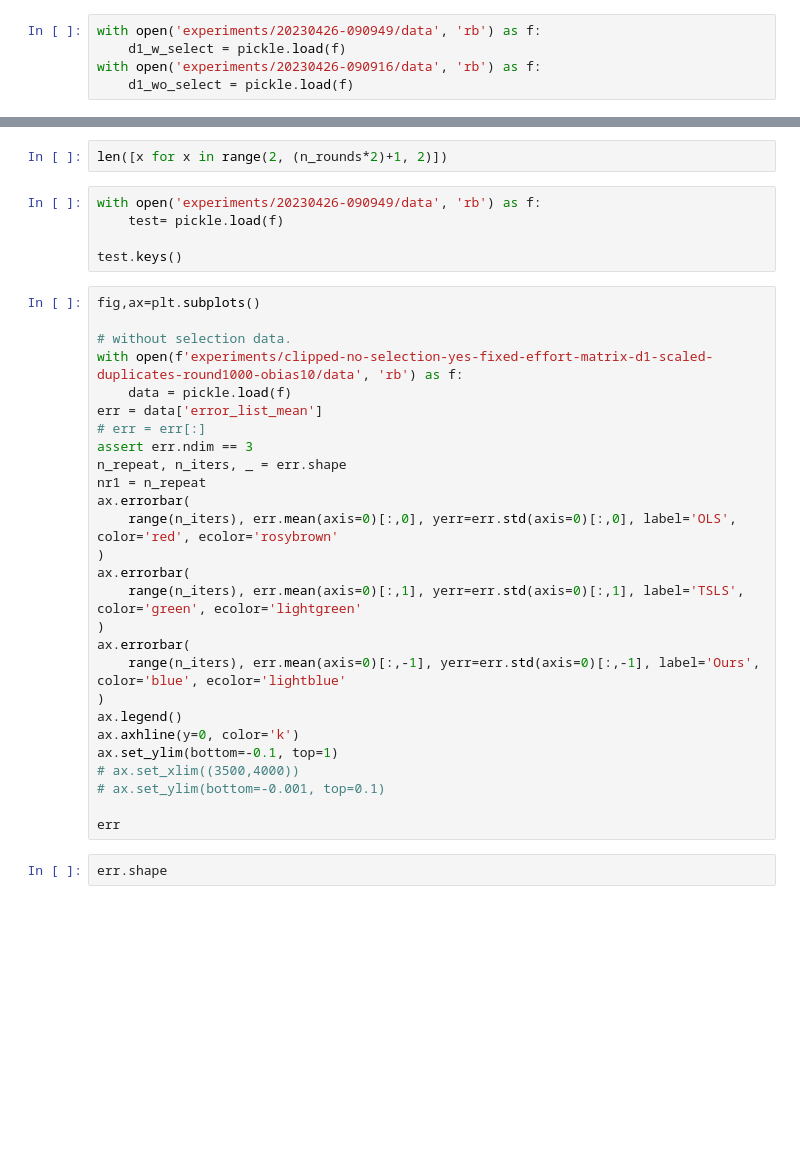
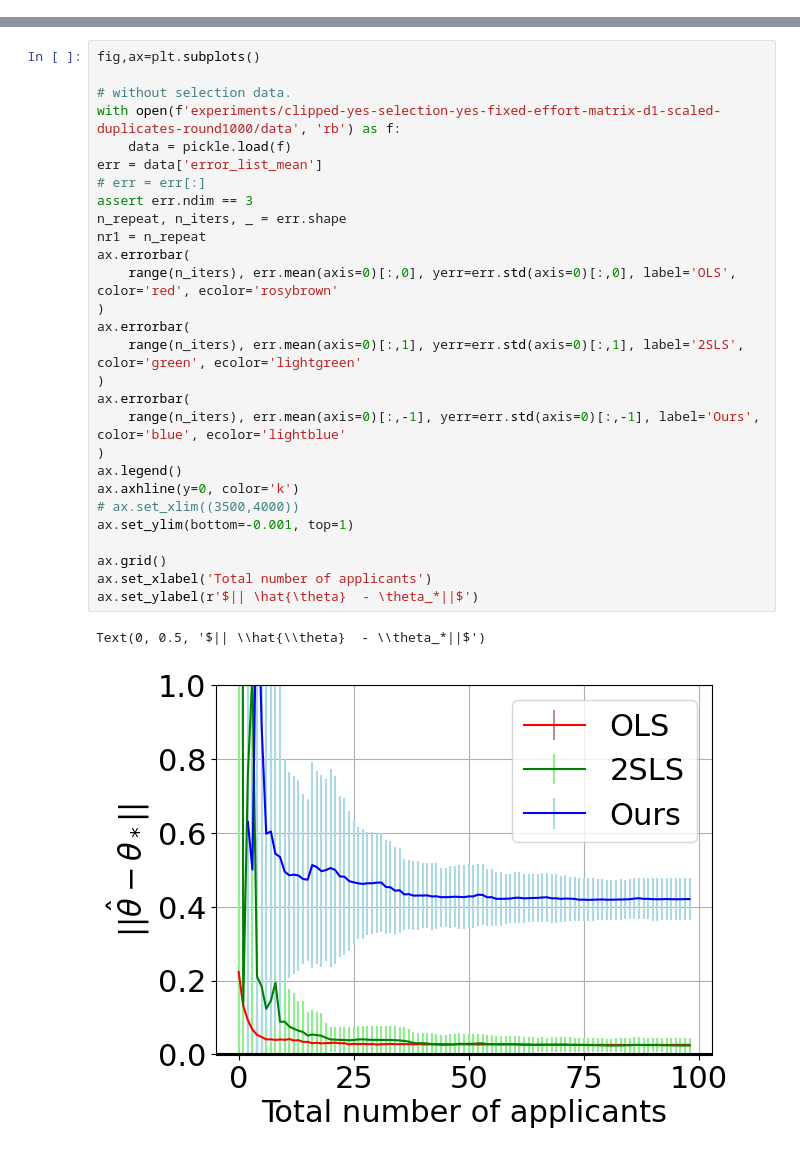
Before and after one commit to muneebaadil/strategic-instrumental-variable-regression, a Jupyter notebook: plot.ipynb, the cells around one changed output, grey strips where cells are left out. Cells and saved outputs as stored; diff of their text form; blank space fills up the shorter version.

```diff
--- a/plot.ipynb
+++ b/plot.ipynb
@@ -75,5 +111,0 @@ for round in (2,10, 100, 500, 1000):
-# %%
-with open('experiments/20230426-090949/data', 'rb') as f:
-    d1_w_select = pickle.load(f)
-with open('experiments/20230426-090916/data', 'rb') as f:
-    d1_wo_select = pickle.load(f)
@@ -116,38 +112,33 @@ plt.savefig('experiments/plot1.pdf')
-# %%
-len([x for x in range(2, (n_rounds*2)+1, 2)])
-# %%
-with open('experiments/20230426-090949/data', 'rb') as f:
-    test= pickle.load(f)
-
-test.keys()
 # %%
 fig,ax=plt.subplots()
 
 # without selection data.
-with open(f'experiments/clipped-no-selection-yes-fixed-effort-matrix-d1-scaled-duplicates-round1000-obias10/data', 'rb') as f:
+with open(f'experiments/clipped-yes-selection-yes-fixed-effort-matrix-d1-scaled-duplicates-round1000/data', 'rb') as f:
     data = pickle.load(f)
 err = data['error_list_mean']
 # err = err[:]
 assert err.ndim == 3
 n_repeat, n_iters, _ = err.shape
 nr1 = n_repeat
 ax.errorbar(
     range(n_iters), err.mean(axis=0)[:,0], yerr=err.std(axis=0)[:,0], label='OLS', color='red', ecolor='rosybrown'
 )
 ax.errorbar(
-    range(n_iters), err.mean(axis=0)[:,1], yerr=err.std(axis=0)[:,1], label='TSLS', color='green', ecolor='lightgreen'
+    range(n_iters), err.mean(axis=0)[:,1], yerr=err.std(axis=0)[:,1], label='2SLS', color='green', ecolor='lightgreen'
 )
 ax.errorbar(
     range(n_iters), err.mean(axis=0)[:,-1], yerr=err.std(axis=0)[:,-1], label='Ours', color='blue', ecolor='lightblue'
 )
 ax.legend()
 ax.axhline(y=0, color='k')
-ax.set_ylim(bottom=-0.1, top=1)
 # ax.set_xlim((3500,4000))
-# ax.set_ylim(bottom=-0.001, top=0.1)
+ax.set_ylim(bottom=-0.001, top=1)
 
-err
+ax.grid()
+ax.set_xlabel('Total number of applicants')
+ax.set_ylabel(r'$|| \hat{\theta}  - \theta_*||$')
+# %% [output]
+Text(0, 0.5, '$|| \\hat{\\theta}  - \\theta_*||$')
+[figure, added]
-# %%
-err.shape
 # %%
 err[:, -1, :].mean(axis=0), err[:, -1, :].max(axis=0),err[:, -1, :].min(axis=0)
```
Also changed, not shown: parts of 17 cells of this notebook, 1 other file.
